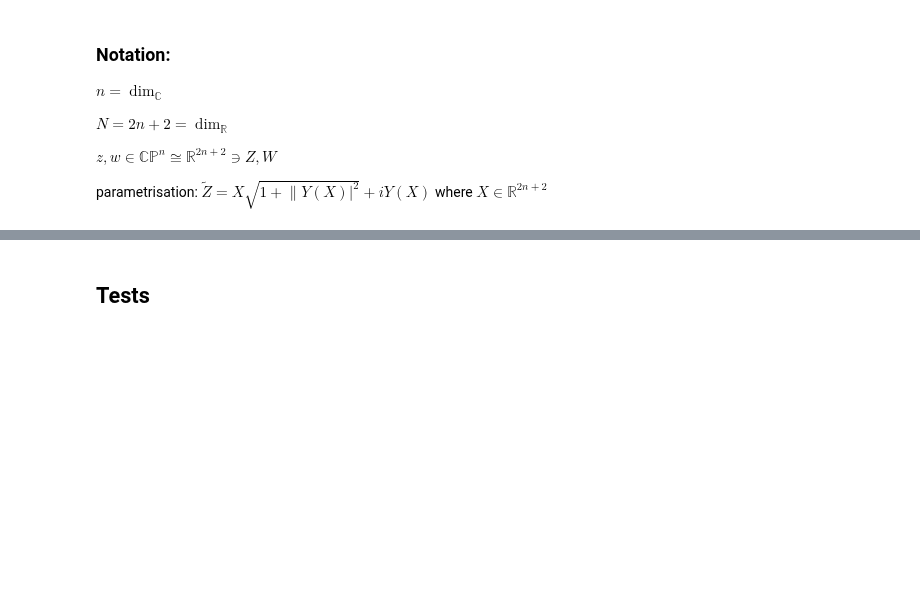
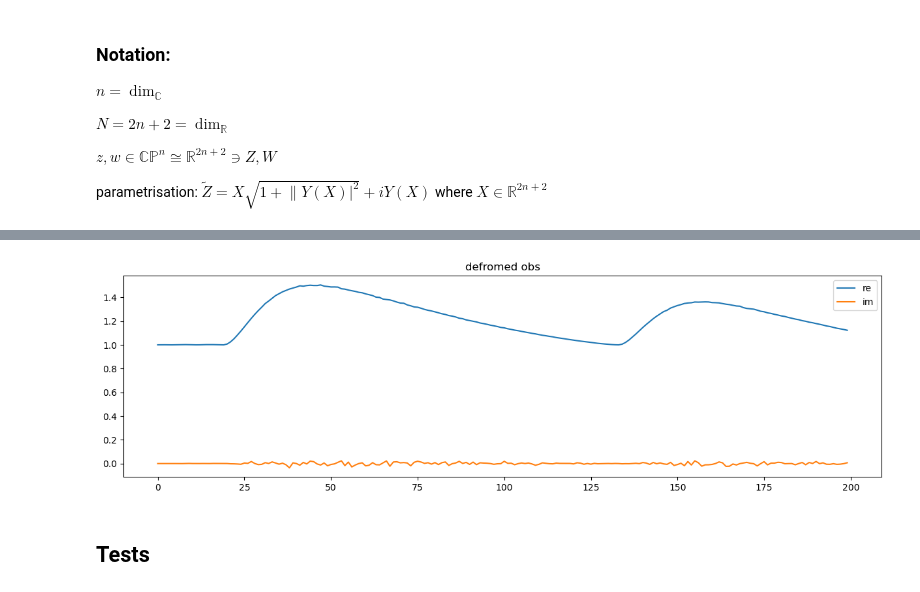
Before and after one commit to dHuberYoumans/CPNStN, a Jupyter notebook: toy_model/toy_model.ipynb, the cells around one changed output, grey strips where cells are left out. Cells and saved outputs as stored; diff of their text form; code cells hidden in the pictures; blank space fills up the shorter version.

```diff
--- a/toy_model/toy_model.ipynb
+++ b/toy_model/toy_model.ipynb
@@ -1065,2 +1103,11 @@ ax[2].legend();
+# %%
+fig, ax = plt.subplots(figsize=(15,4))
+
+ax.plot([z.real for z in observable[-200:]],label='re')
+ax.plot([z.imag for z in observable[-200:]],label='im')
+ax.set_title('defromed obs')
+ax.legend();
+# %% [output]
+[figure, added]
 # %% [markdown]
 ## Tests
```
Also changed, not shown: parts of 4 cells of this notebook.
